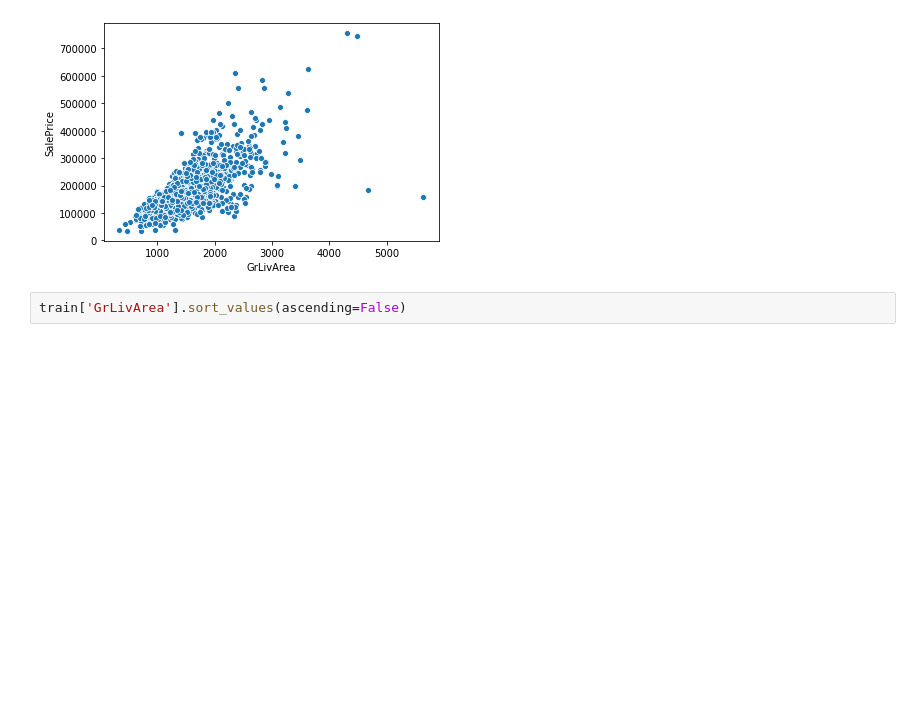
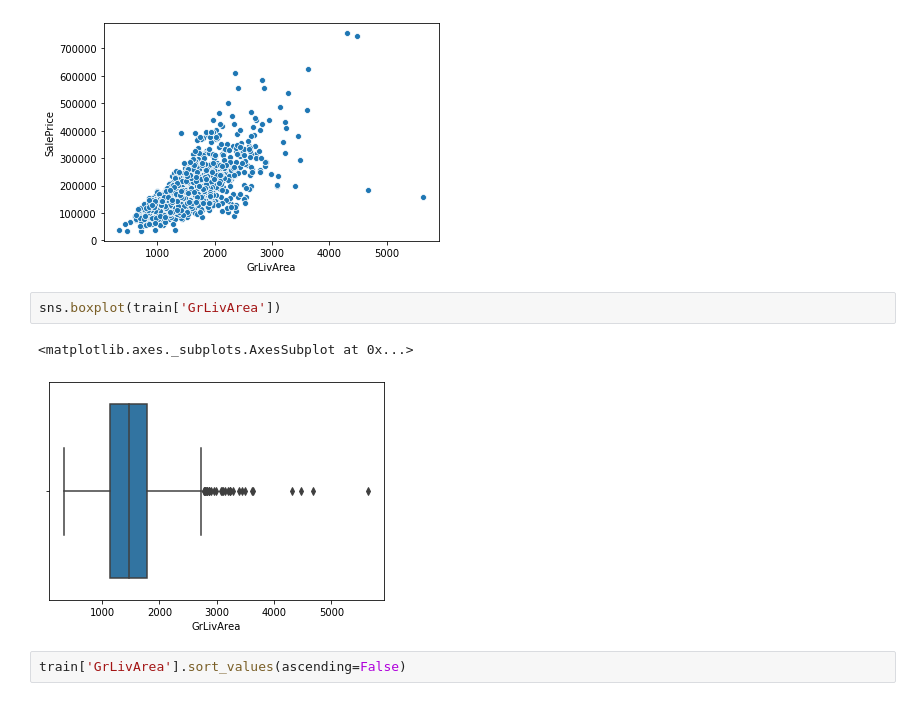
Before and after one commit to kristinteves/ML_HousePrice, a Jupyter notebook: Van/AmesHousing_DataProcessing.ipynb, the cells around one changed output. Cells and saved outputs as stored; diff of their text form; blank space fills up the shorter version.

```diff
--- a/Van/AmesHousing_DataProcessing.ipynb
+++ b/Van/AmesHousing_DataProcessing.ipynb
@@ -179,6 +209,11 @@ sns.scatterplot(train['GrLivArea'], train['SalePrice'])
 # %% [output]
 <matplotlib.axes._subplots.AxesSubplot at 0x...>
 [figure]
+# %%
+sns.boxplot(train['GrLivArea'])
+# %% [output]
+<matplotlib.axes._subplots.AxesSubplot at 0x...>
+[figure, added]
 # %%
 train['GrLivArea'].sort_values(ascending=False)
 # %% [output]
```
Also changed, not shown: parts of 22 cells of this notebook, 2 other files.
